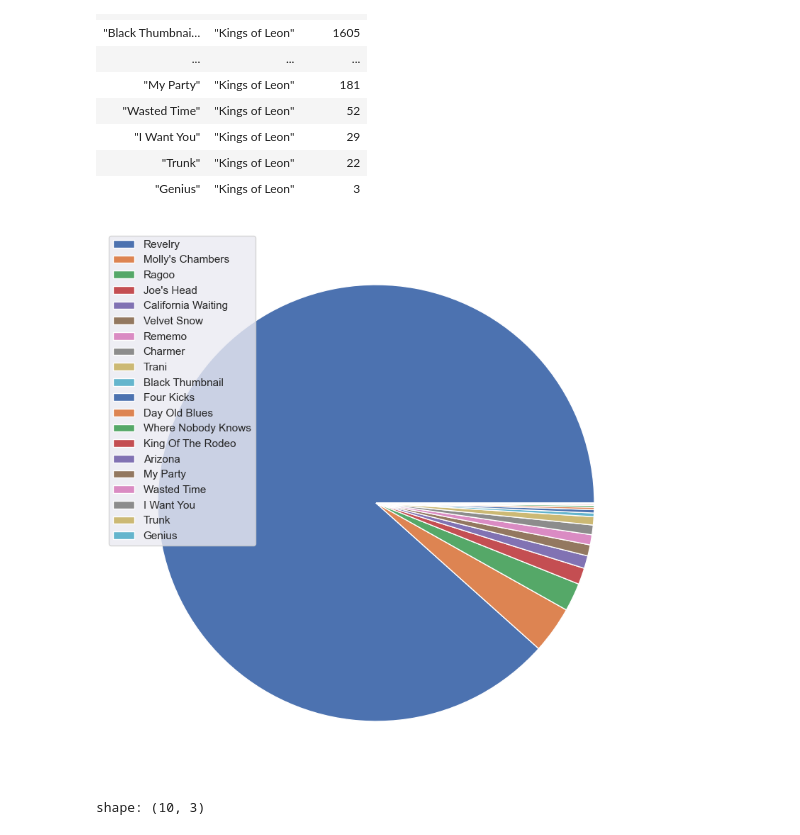
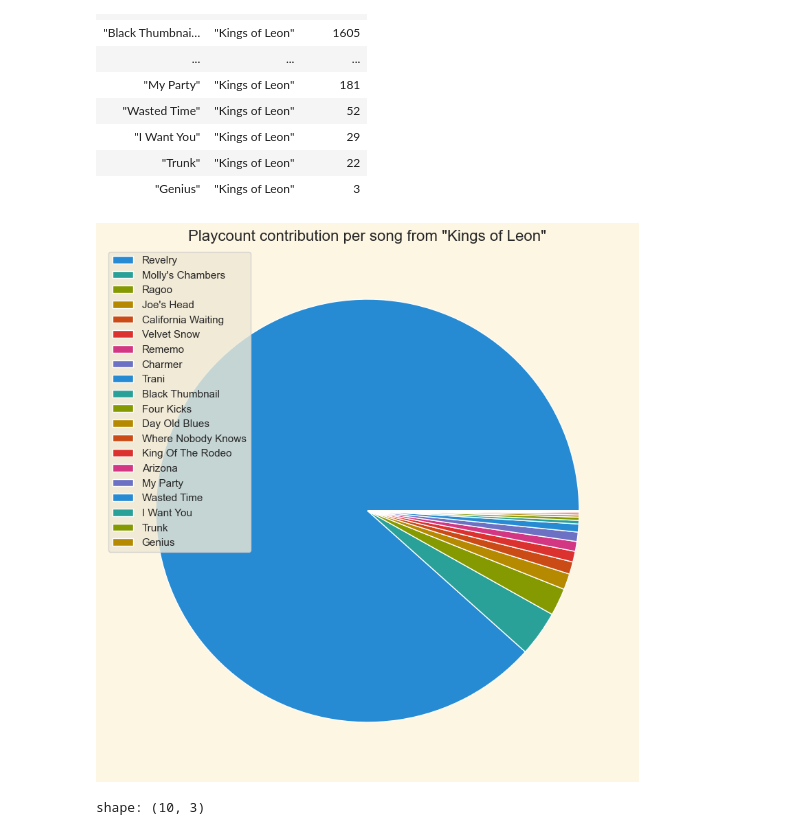
Before and after one commit to panierka/SongsDatabaseAnalysis, a Jupyter notebook: eda.ipynb, the cells around one changed output. Cells and saved outputs as stored; diff of their text form; code cells hidden in the pictures.

```diff
--- a/eda.ipynb
+++ b/eda.ipynb
@@ -7,6 +7,8 @@ import seaborn as sns
 sns.set(rc={
     'figure.figsize':(12,10),
 })
+
+plt.style.use("Solarize_Light2")
 # %%
 tracks_lf = pl.scan_csv('data/music-info-clean.csv').with_columns(
     pl.col('genres').str.split(';').alias('genres')
@@ -179,9 +185,11 @@ shape: (20, 3)
 # %%
 plt.pie(get_column(top1_artist_tracks_lf, 'playcount'))
 plt.legend(labels=get_column(top1_artist_tracks_lf, 'name'))
+
+plt.title('Playcount contribution per song from "{}"'.format(top1_artist))
 plt.show()
 # %% [output]
-[figure, old version]
+[figure, new version]
 # %%
 tracks_lf.select([
     pl.col('artist'),
```
Also changed, not shown: parts of 25 cells of this notebook, 5 other files.
